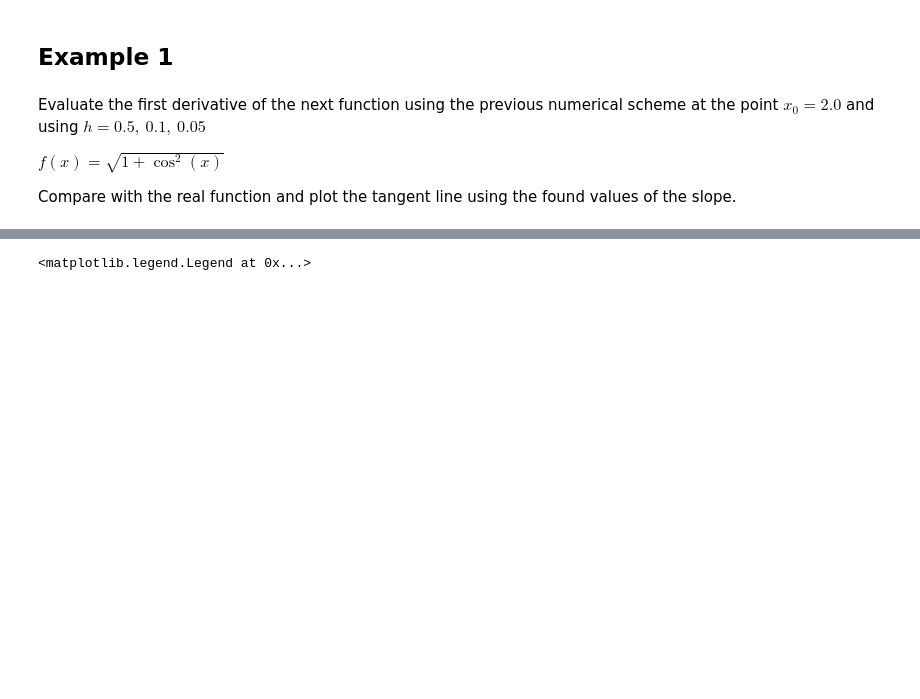
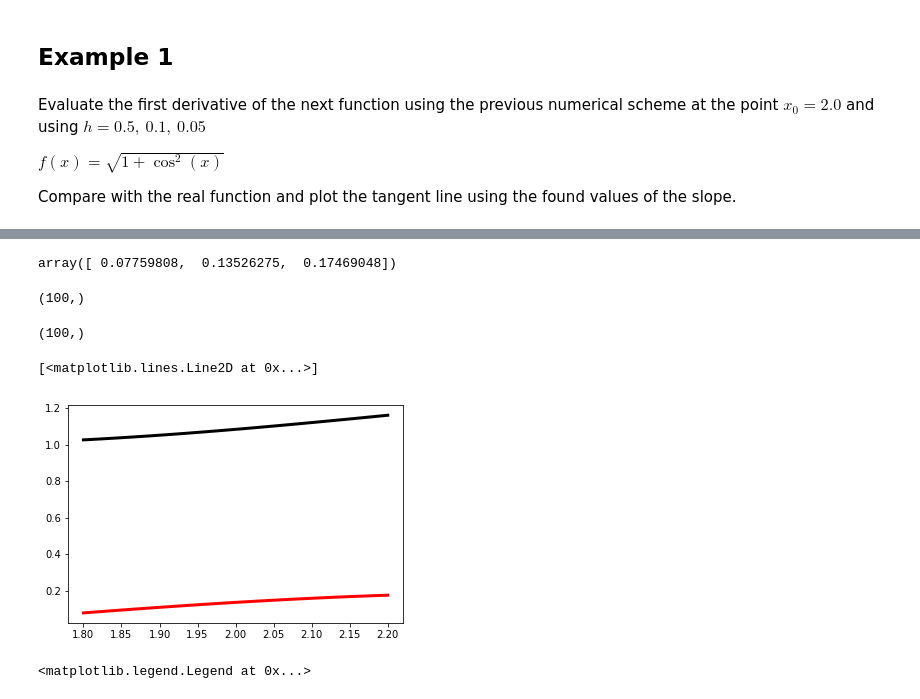
Before and after one commit to sbustamante/ComputationalMethods, a Jupyter notebook: material/numerical-calculus.ipynb, the cells around one changed output, grey strips where cells are left out. Saved outputs shown, nothing was run; the diff lists cells and outputs as text; code cells hidden in the pictures; blank space fills up the shorter version.

```diff
--- a/material/numerical-calculus.ipynb
+++ b/material/numerical-calculus.ipynb
@@ -63,3 +100,51 @@ Compare with the real function and plot the tangent line using the found values
+# %%
+def derivate(func,x0,dx=1,n=1,args=(),order=3):
+    '''
+    Sane as scipy derivative but returbs the function if
+    x0 is an array instead of a lota
+    '''
+    from scipy.misc import derivative
+    try:
+        n=np.array(x).shape[0]
+    except IndexError:
+        n=-1
+    if n>-1:
+        y=[]
+        for xx in x0:
+             y.append(derivative(func,xx))
+
+        y=np.array(y)
+    else:
+        y=derivative(func,xx)
+
+    return y
+# %%
+x=[1.8,2,2.2]
+func=lambda x: np.sqrt( 1+np.cos(x)**2 )
+# %%
+funcp=derivate(func,x,dx=1E-3)
+funcp
+# %% [output]
+array([ 0.07759808,  0.13526275,  0.17469048])
+# %%
+X.shape
+# %% [output]
+(100,)
+# %%
+derivate(func,X,dx=1E-3).shape
+# %% [output]
+(100,)
+# %%
+xmin = 1.8
+xmax = 2.2
+
+X = np.linspace( xmin, xmax, 100 )
+
+plt.plot( X, np.sqrt( 1+np.cos(X)**2 ), color="black", label="f", linewidth=3, zorder=10 )
+plt.plot( X, derivate(func,X,dx=1E-3), color="red", label="f'", linewidth=3, zorder=10 )
+# %% [output]
+[<matplotlib.lines.Line2D at 0x...>]
+[figure, added]
 # %%
 #Function to evaluate
 def function(x):
```
Also changed, not shown: parts of 9 cells of this notebook.
